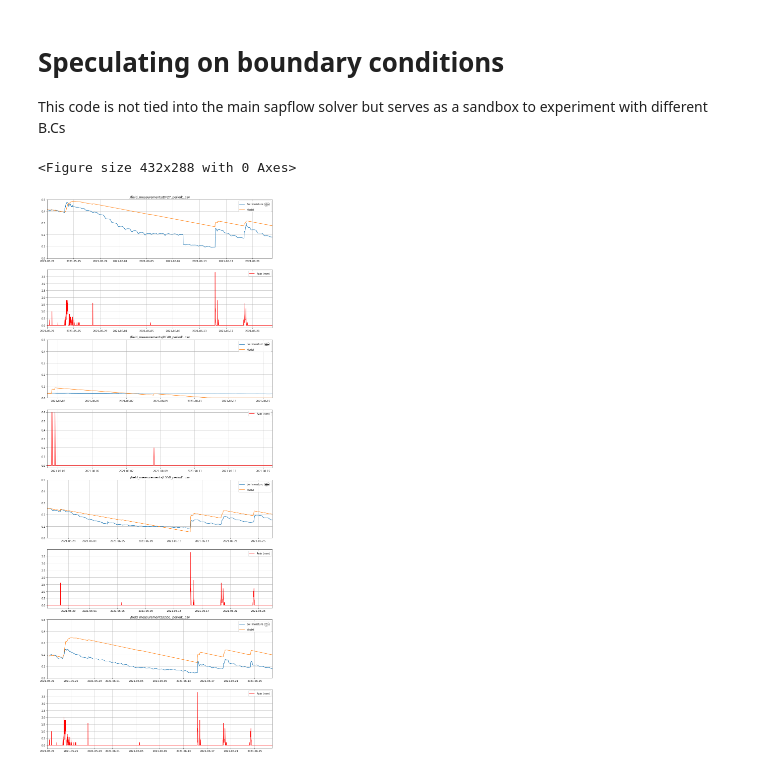
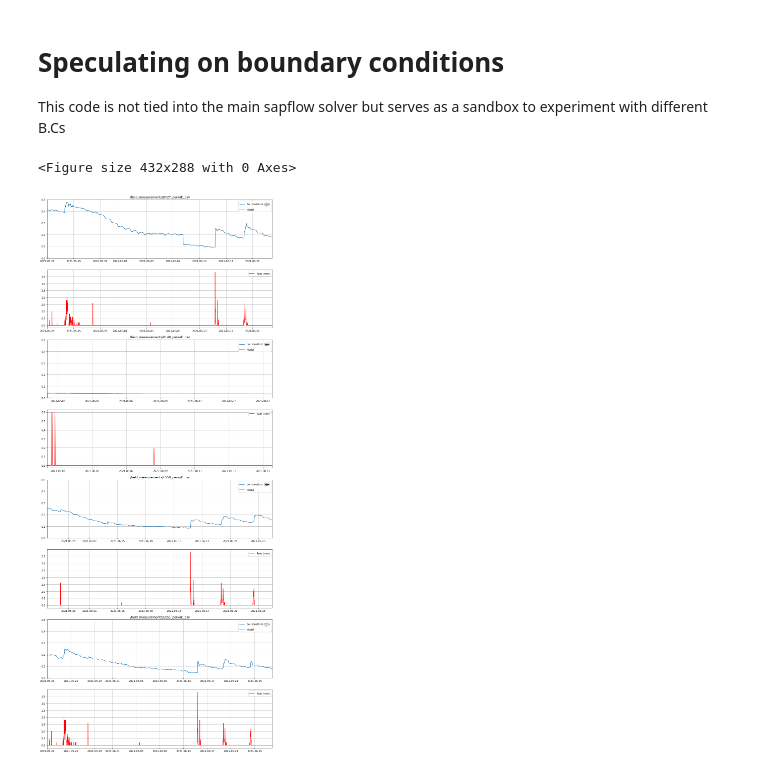
Before and after one commit to jpalacios84/sapflow, a Jupyter notebook: rain_to_surface_moisture.ipynb, the cells around one changed output. Drawn from its saved outputs; the diff is of its cells as text; code cells hidden in the pictures.

```diff
--- a/rain_to_surface_moisture.ipynb
+++ b/rain_to_surface_moisture.ipynb
@@ -21,35 +21,35 @@ fig, axes = plt.subplots(len(all_files)*2,1, figsize=(16,10*len(all_files)))
 for j,filename in enumerate(all_files):
     data = pd.read_csv(filename, parse_dates=['Unnamed: 0'])
     #print(data.columns)
     time_domain = data['Unnamed: 0'].values
     rain = data['Rain(mm)'].values
     soil_moisture = data['Soil moisture (cm3/cm3)'].values
 
     # Top boundary coondition model
     # θ ic cm3/cm3, rain in mm, dt in s
     # a1, a2 have units that depend on the model choice. These are used as wildcards.
     def bc(θ, rain, dt, a1, a2):
-        return max(0, θ - dt*a1 + dt*a2*rain*(1/θ))
+        return max(0, θ - (dt)*a1 + (dt)*a2*(rain*1000/1800)*(1/θ))
 
     model = np.zeros_like(rain)
     model[0] = soil_moisture[0]
-    dt = 0.75
-    a1 = 0.0003
-    a2 = 0.002
+    dt = 1
+    a1 = 1#0.0003
+    a2 = 1#0.002
     for i,r in enumerate(rain[1:]):
         model[i+1] = bc(model[i], r, dt, a1, a2)
 
     axes[j*2].set_title(filename)
     axes[j*2].plot(time_domain, soil_moisture, label='Soil moisture $(\\frac{cm^3}{cm^3})$')
     axes[j*2].plot(time_domain, model, label=f'Model')
     axes[j*2].set_xlim([time_domain.min(), time_domain.max()])
     axes[j*2].set_ylim([0, 0.5])
     axes[j*2].legend()
     axes[j*2].grid()
     axes[j*2+1].plot(time_domain, rain, label='Rain $(mm)$', color='red')
     axes[j*2+1].set_xlim([time_domain.min(), time_domain.max()])
     axes[j*2+1].legend()
     axes[j*2+1].grid()
 # %% [output]
 <Figure size 432x288 with 0 Axes>
-[figure, old version]
+[figure, new version]
```
Also changed, not shown: 8 other files.
